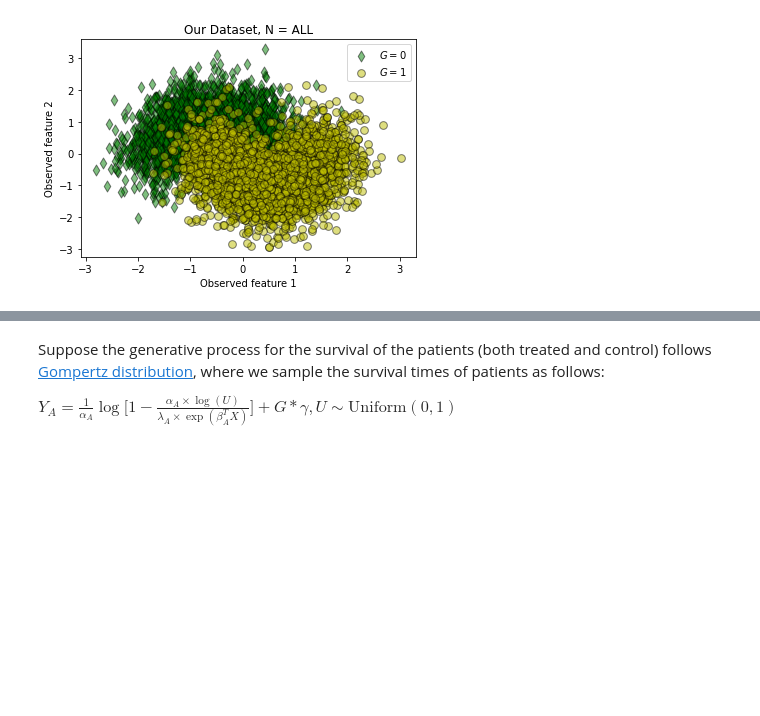
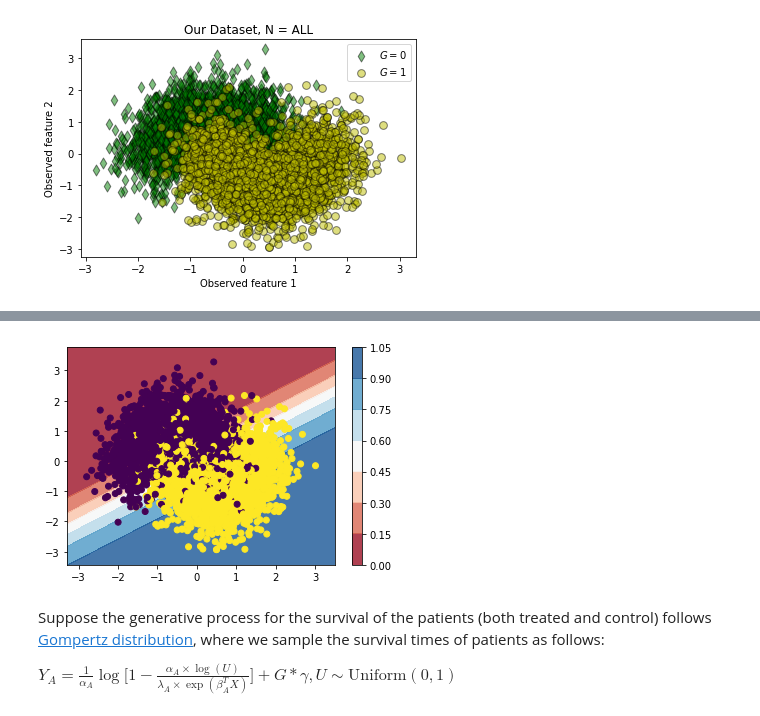
Before and after one commit to jgamper/just-cause-me-maybe, a Jupyter notebook: Toy-illiustration-Copy1.ipynb, the cells around one changed output, grey strips where cells are left out. Saved outputs shown, nothing was run; the diff lists cells and outputs as text; code cells hidden in the pictures; blank space fills up the shorter version.

```diff
--- a/Toy-illiustration.ipynb
+++ b/Toy-illiustration-Copy1.ipynb
@@ -50,3 +78,15 @@ ax.set_title("Our Dataset, N = ALL");
+# %%
+clf.coef_ = np.array([[ 1.18, -1.76]])*1
+clf.intercept_ = 0.00765551
+Z = clf.predict_proba(np.c_[xx.ravel(), yy.ravel()])[:, 1]
+cm = plt.cm.RdBu
+Z = Z.reshape(xx.shape)
+plt.contourf(xx, yy, Z, cmap=cm, alpha=.8)
+plt.colorbar()
+plt.scatter(dgp.X[:,0], dgp.X[:, 1], c=dgp.latent_binary_confounder)
+plt.show()
+# %% [output]
+[figure, added]
 # %% [markdown]
 Suppose the generative process for the survival of the patients (both treated and control) follows [Gompertz distribution](https://en.wikipedia.org/wiki/Gompertz_distribution), where we sample the survival times of patients as follows:
 
```
Also changed, not shown: parts of 9 cells of this notebook, 7 other files.
